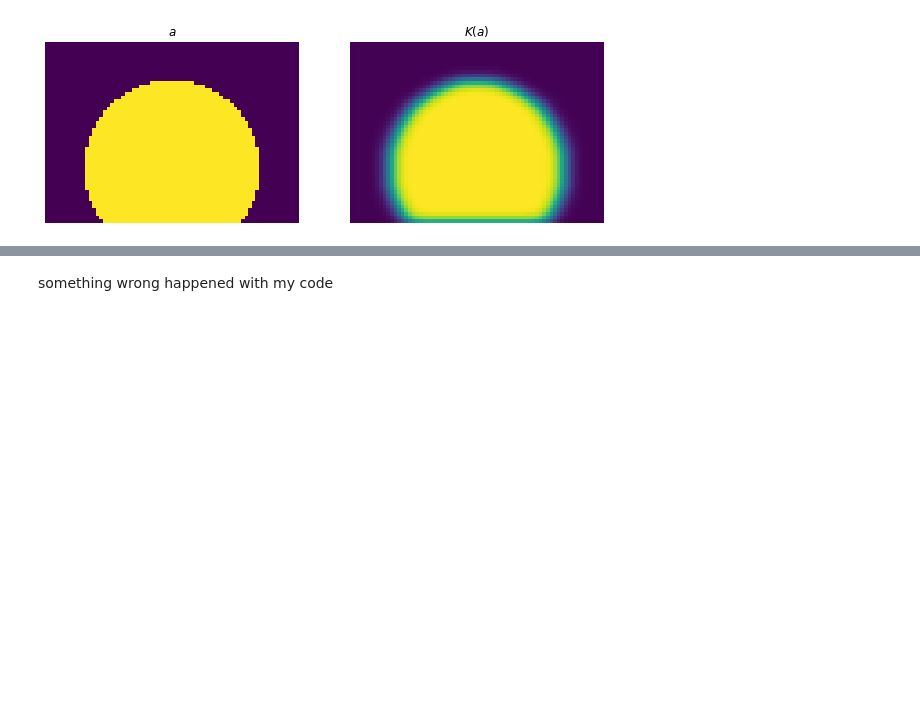
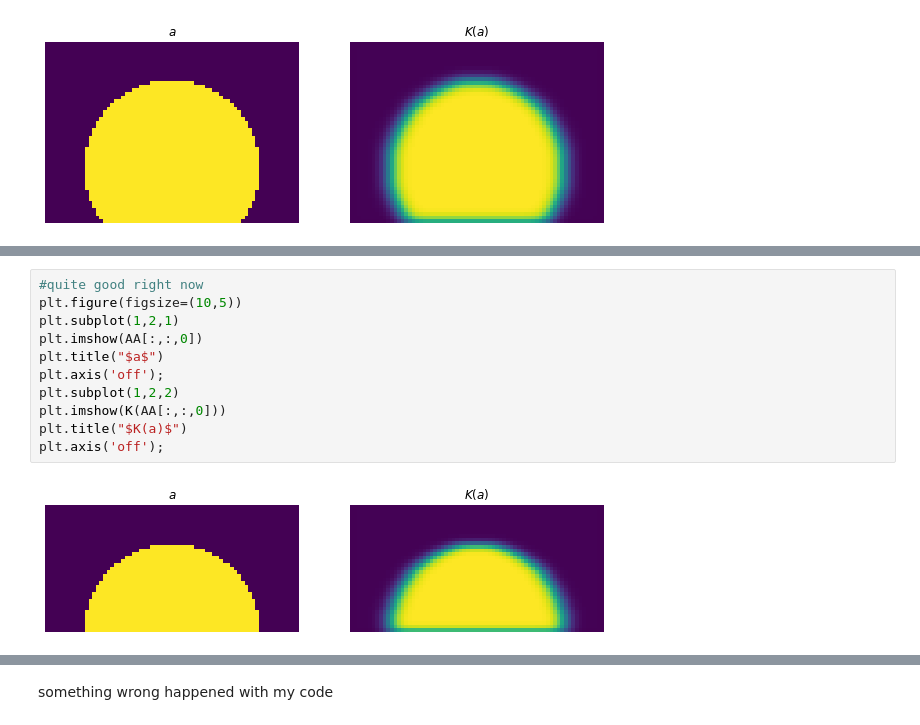
Before and after one commit to acse-rt1120/test, a Jupyter notebook: test_WB.ipynb, the cells around one changed output, grey strips where cells are left out. Drawn from its saved outputs; the diff is of its cells as text; blank space fills up the shorter version.

```diff
--- a/test_WB.ipynb
+++ b/test_WB.ipynb
@@ -320,0 +359,13 @@ plt.show()
+# %%
+#quite good right now
+plt.figure(figsize=(10,5))
+plt.subplot(1,2,1)
+plt.imshow(AA[:,:,0])
+plt.title("$a$")
+plt.axis('off');
+plt.subplot(1,2,2)
+plt.imshow(K(AA[:,:,0]))
+plt.title("$K(a)$")
+plt.axis('off');
+# %% [output]
+[figure, added]
```
Also changed, not shown: parts of 19 cells of this notebook.
